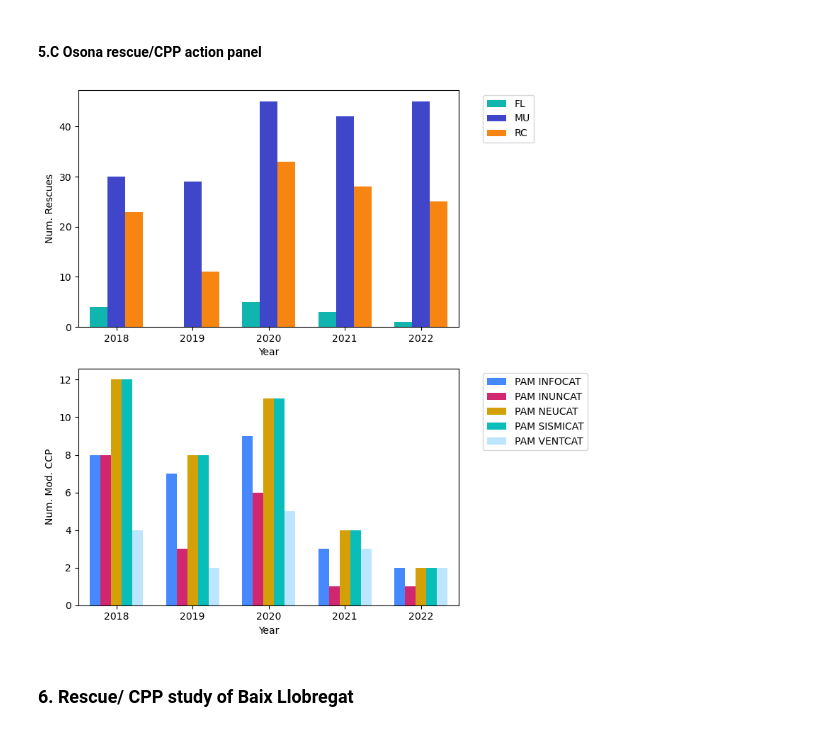
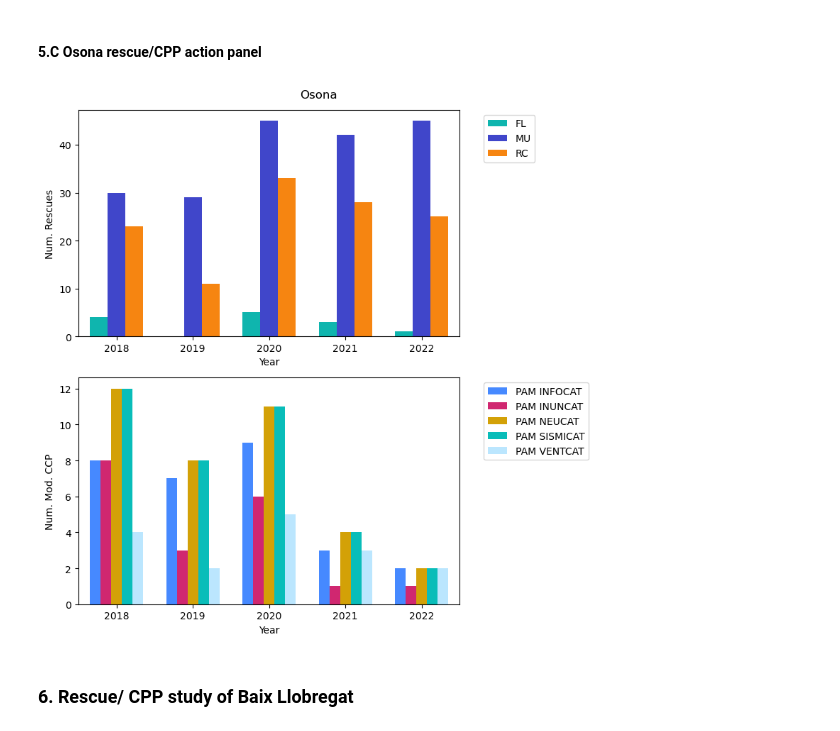
Before and after one commit to belenmvinhas/AVDM_ioib, a Jupyter notebook: ot/civil_protection_plans.ipynb, the cells around one changed output. Drawn from its saved outputs; the diff is of its cells as text; code cells hidden in the pictures.

```diff
--- a/ot/civil_protection_plans.ipynb
+++ b/ot/civil_protection_plans.ipynb
@@ -725,34 +725,37 @@ plt.show()
 colorblind_palette = ["#0fb5ae", "#4046ca", "#f68511"]
 
 # Set the alternative palette
 alternative_palette = ["#4689ff", "#d02770", "#d3a107", "#09bdb9", "#bbe6fe"]
 
 #Order palette
 hue_order = ["FL", "MU", "RC"]
 hue_order_2 = ["PAM INFOCAT", "PAM INUNCAT", "PAM NEUCAT", "PAM SISMICAT", "PAM VENTCAT"]
 # Create subplots with 2 rows and 1 column
 fig, axes = plt.subplots(nrows=2, ncols=1, figsize=(8, 8))
 
 # First subplot (top)
 sns.barplot(x='ANY', y='NUM_ACTIONS', hue='TAL_COD_ALARMA2', data=grouped_by_years_os, hue_order = hue_order, palette=colorblind_palette, saturation=1, width=0.7, ax=axes[0])
 
 axes[0].set_xlabel('Year')
 axes[0].set_ylabel('Num. Rescues')
 axes[0].legend(bbox_to_anchor=(1.05, 1), loc='upper left')
 
 # Second subplot (bottom)
 sns.barplot(x='ANY', y='Estat', hue='Nom del pla', data=grouped_by_years_ccp_os, hue_order = hue_order_2,palette=alternative_palette, saturation=1, width=0.7, ax=axes[1])
 
 axes[1].set_xlabel('Year')
 axes[1].set_ylabel('Num. Mod. CCP')
 axes[1].legend(bbox_to_anchor=(1.05, 1), loc='upper left')
 
+# Add a title to the entire figure
+plt.suptitle('Osona', fontsize=12)
+
 # Adjust layout and save the plot
 plt.tight_layout()
 plt.savefig("figures/combined_plot_osona.pdf")
 plt.show()
 # %% [output]
-[figure, old version]
+[figure, new version]
 # %% [markdown]
 ### 6. Rescue/ CPP study of Baix Llobregat
 # %% [markdown]
```
Also changed, not shown: parts of 1 cell of this notebook, 14 other files.
